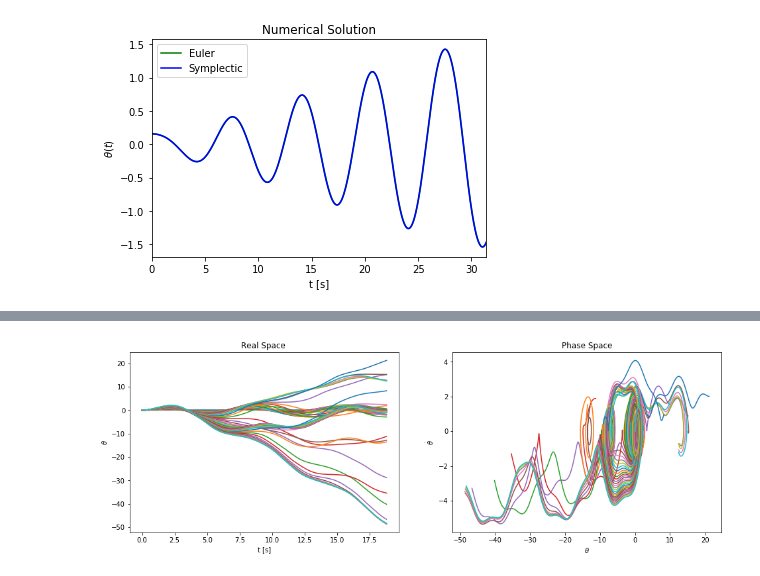
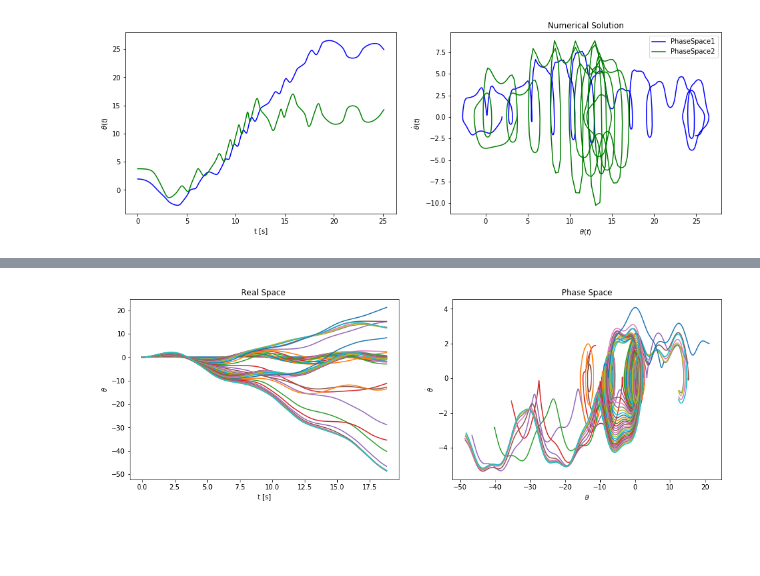
Before and after one commit to remysucre/SimplePendulum, a Jupyter notebook: Pendulum_SymplecticPartC.ipynb, the cells around one changed output, grey strips where cells are left out. Cells and saved outputs as stored; diff of their text form; code cells hidden in the pictures; blank space fills up the shorter version.

Commit message:
started double pendulum

```diff
--- a/Pendulum_SymplecticPartC.ipynb
+++ b/Pendulum_SymplecticPartC.ipynb
@@ -106,18 +91,24 @@ def symplectic(t,dt,theta0,u0,order,params):
 # %%
 # Solve and plot results
 
-thetaSym,uSym = symplectic(t,dt,theta0,u0,order,params)
-thetaEuler,uEuler = euler(t,dt,theta0,u0,params)
+theta,u = symplectic(t,dt,theta0,u0,order,params)
 
-plt.plot(t,thetaEuler,label="Euler",color="g")
-plt.plot(t,thetaSym,label="Symplectic",color="b")
-plt.xlabel('t [s]')
-plt.ylabel(r'$\theta(t)$')
-plt.xlim(0,dt*nt)
+fig = plt.figure(figsize=(16,5))
+ax1 = fig.add_subplot(121)
+ax2 = fig.add_subplot(122)
+
+
+ax1.plot(t,theta[0,:],label="RealSpace1",color="b")
+ax1.plot(t,theta[1,:],label="RealSpace2",color="g")
+
+ax2.plot(theta[0,:],u[0,:],label="PhaseSpace1",color="b")
+ax2.plot(theta[1,:],u[1,:],label="PhaseSpace2",color="g")
+
+ax1.set_xlabel('t [s]'); ax1.set_ylabel(r'$\theta(t)$');
+ax2.set_xlabel(r'$\theta(t)$'); ax2.set_ylabel(r'$\dot{\theta}(t)$');
 plt.legend()
 plt.title("Numerical Solution")
-#plt.savefig("figures/drivingForce.png")
-#plt.savefig("figures/dampingForce.png")
+#plt.savefig("figures/doublePend.png")
 plt.show()
 # %% [output]
-[figure, old version]
+[figure, new version]
```
Also changed, not shown: parts of 5 cells of this notebook.
